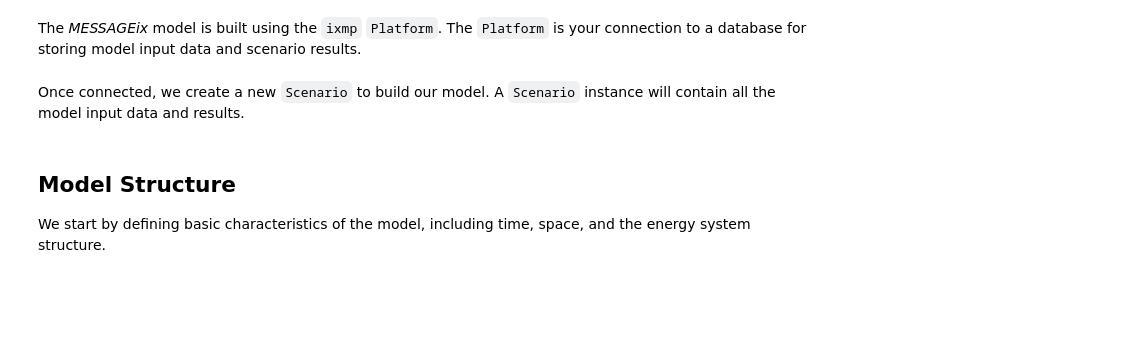
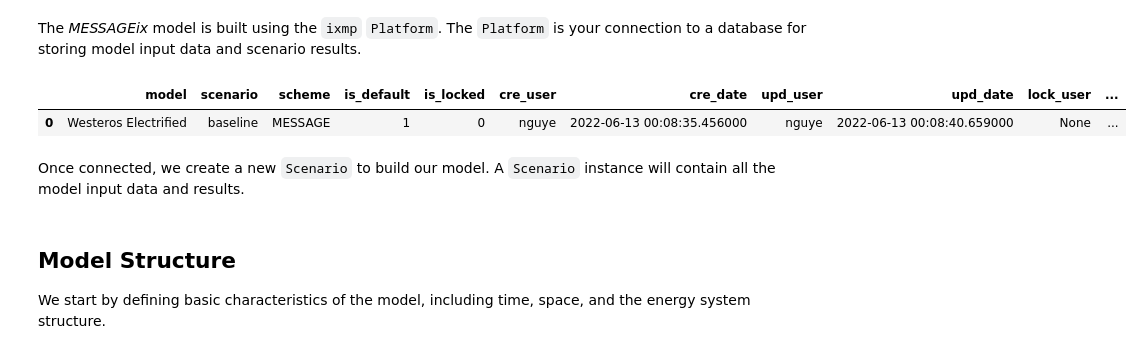
Before and after one commit to quangtrunguyen/Westeros_PV, a Jupyter notebook: westeros_baseline.ipynb, the cells around one changed output. Saved outputs shown, nothing was run; the diff lists cells and outputs as text; code cells hidden in the pictures; blank space fills up the shorter version.

Commit message:
add pv to westeros

```diff
--- a/westeros_baseline.ipynb
+++ b/westeros_baseline.ipynb
@@ -79,3 +81,8 @@ mp = ixmp.Platform()
+# %%
+mp.scenario_list()
+# %% [output]
+|  | model | scenario | scheme | is_default | is_locked | cre_user | cre_date | upd_user | upd_date | lock_user | ... |
+| 0 | Westeros Electrified | baseline | MESSAGE | 1 | 0 | nguye | 2022-06-13 00:08:35.456000 | nguye | 2022-06-13 00:08:40.659000 | None | ... |
 # %% [markdown]
 Once connected, we create a new `Scenario` to build our model. A `Scenario` instance will contain all the model input data and results.
 # %%
```
Also changed, not shown: parts of 1 cell of this notebook.
